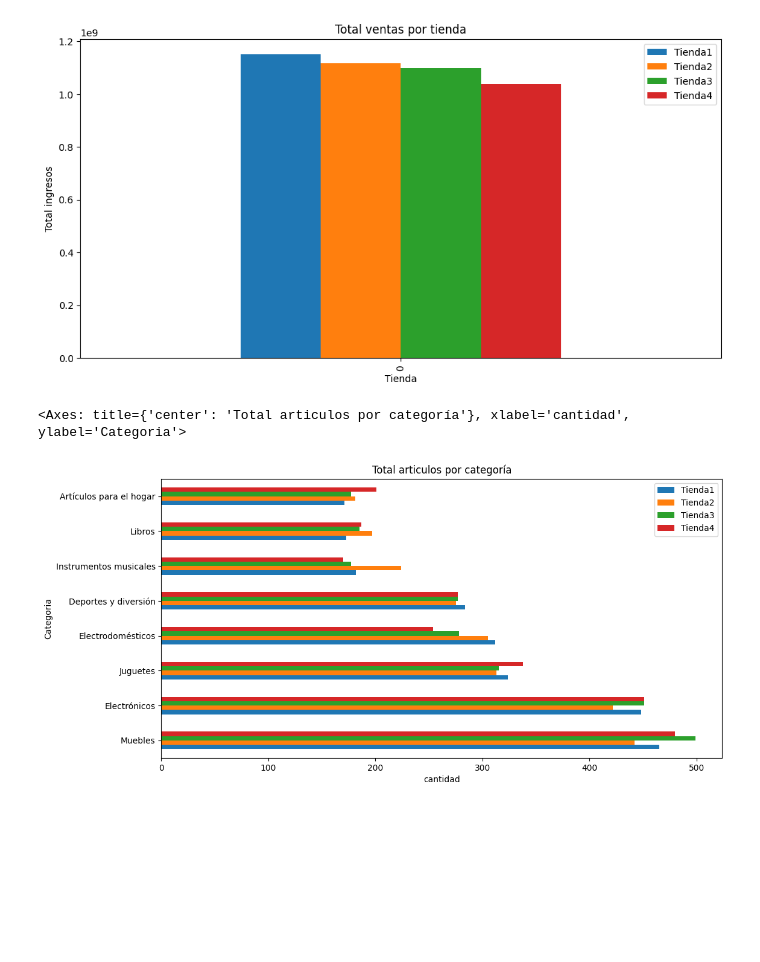
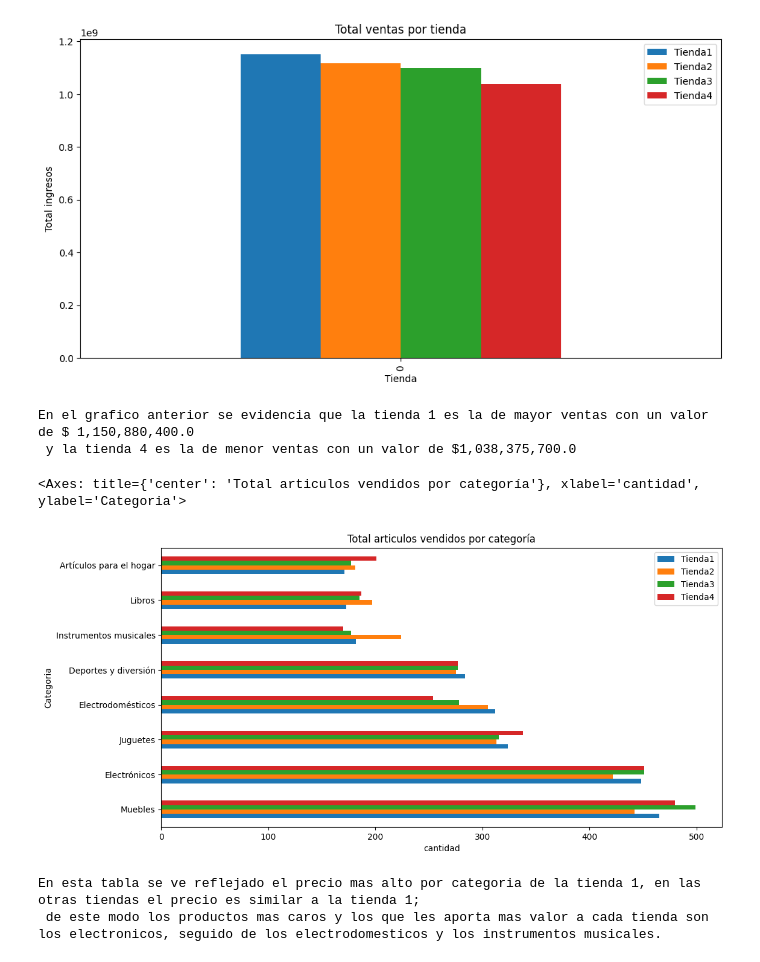
Before and after one commit to Vagoberto10/AluraStore, a Jupyter notebook: AluraStoreLatam.ipynb, the cells around one changed output. Cells and saved outputs as stored; diff of their text form; code cells hidden in the pictures; blank space fills up the shorter version.

```diff
--- a/AluraStoreLatam.ipynb
+++ b/AluraStoreLatam.ipynb
@@ -453,10 +453,22 @@ ventas_generales.plot(kind='bar', figsize=(12,6), title='Total ventas por tienda
 # %% [output]
 <Axes: title={'center': 'Total ventas por tienda'}, xlabel='Tienda', ylabel='Total ingresos'>
 [figure]
+# %%
+print(f'En el grafico anterior se evidencia que la tienda 1 es la de mayor ventas con un valor de $ {ingresosTienda1:,}\n y la tienda 4 es la de menor ventas con un valor de ${ingresosTienda4:,}')
+# %% [output]
+En el grafico anterior se evidencia que la tienda 1 es la de mayor ventas con un valor de $ 1,150,880,400.0
+ y la tienda 4 es la de menor ventas con un valor de $1,038,375,700.0
 # %%
 categorias = pd.concat([topventas1, topventas2, topventas3, topventas4], axis=1)
 categorias.columns = ['Tienda1', 'Tienda2', 'Tienda3', 'Tienda4']
-categorias.plot(kind='barh', figsize=(12,6), title='Total articulos por categoría', xlabel='cantidad', ylabel='Categoria')
+categorias.plot(kind='barh', figsize=(12,6), title='Total articulos vendidos por categoría', legend=True, xlabel='cantidad', ylabel='Categoria')
 # %% [output]
-<Axes: title={'center': 'Total articulos por categoría'}, xlabel='cantidad', ylabel='Categoria'>
+<Axes: title={'center': 'Total articulos vendidos por categoría'}, xlabel='cantidad', ylabel='Categoria'>
-[figure, old version]
+[figure, new version]
+# %%
+mayorprecio1 = tienda.groupby('Categoría del Producto')['Precio'].max()
+mayorprecio1.sort_values(ascending=False).head(10)
+print(f'En esta tabla se ve reflejado el precio mas alto por categoria de la tienda 1, en las otras tiendas el precio es similar a la tienda 1; \n de este modo los productos mas caros y los que les aporta mas valor a cada tienda son los electronicos, seguido de los electrodomesticos y los instrumentos musicales.')
+# %% [output]
+En esta tabla se ve reflejado el precio mas alto por categoria de la tienda 1, en las otras tiendas el precio es similar a la tienda 1;
+ de este modo los productos mas caros y los que les aporta mas valor a cada tienda son los electronicos, seguido de los electrodomesticos y los instrumentos musicales.
```
Also changed, not shown: parts of 5 cells of this notebook.
